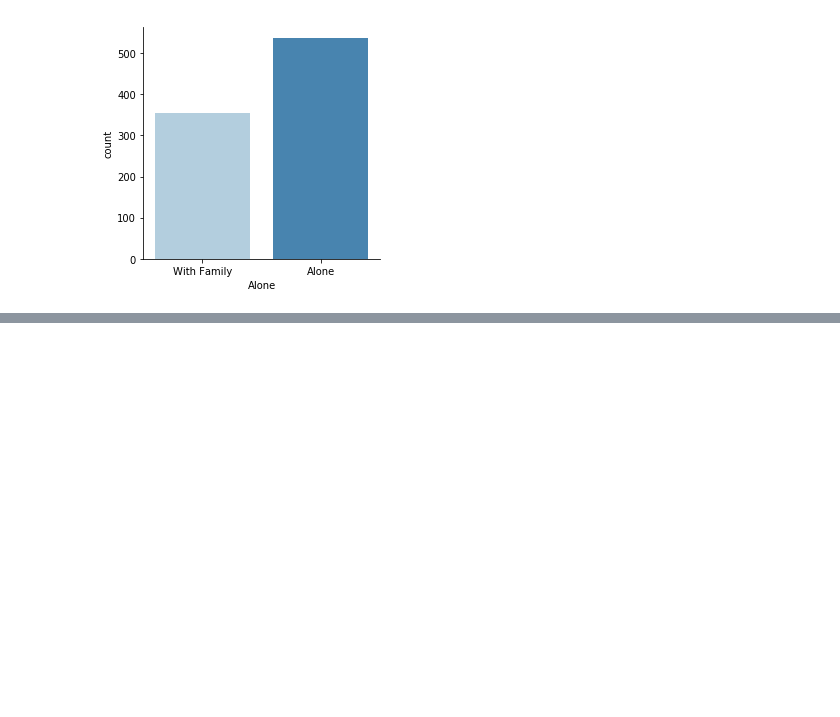
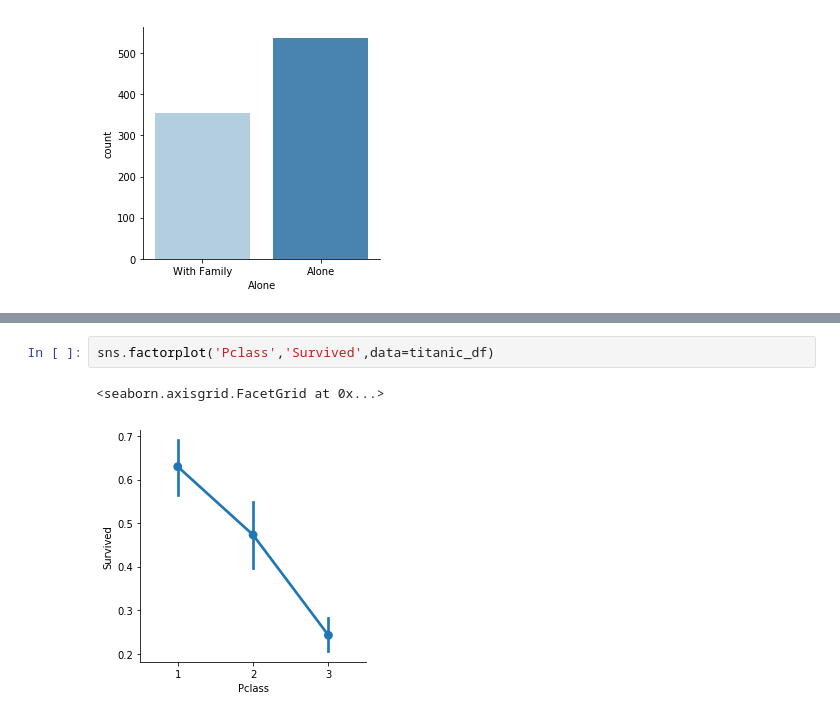
Before and after one commit to seansio1995/DataScience001, a Jupyter notebook: ExampleProject.ipynb, the cells around one changed output, grey strips where cells are left out. Cells and saved outputs as stored; diff of their text form; blank space fills up the shorter version.

```diff
--- a/ExampleProject.ipynb
+++ b/ExampleProject.ipynb
@@ -187,0 +196,5 @@ sns.factorplot('Alone',data=titanic_df,palette='Blues',kind="count")
+# %%
+sns.factorplot('Pclass','Survived',data=titanic_df)
+# %% [output]
+<seaborn.axisgrid.FacetGrid at 0x...>
+[figure, added]
```
Also changed, not shown: parts of 26 cells of this notebook.
